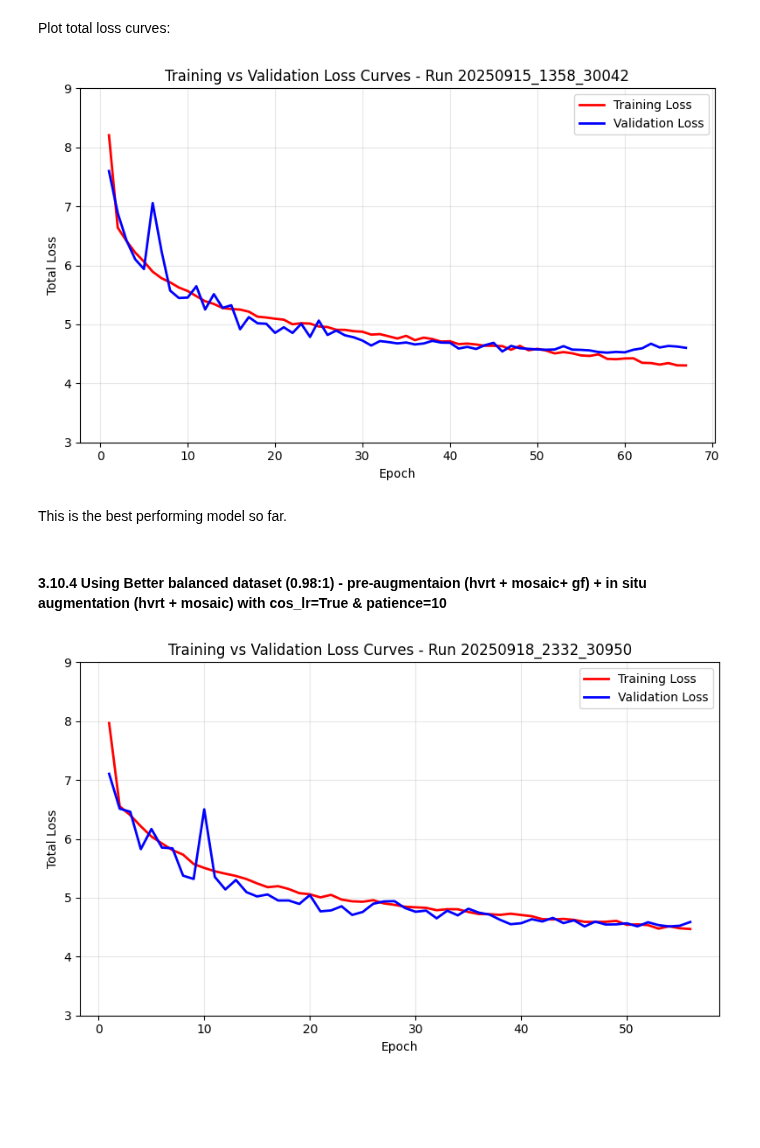
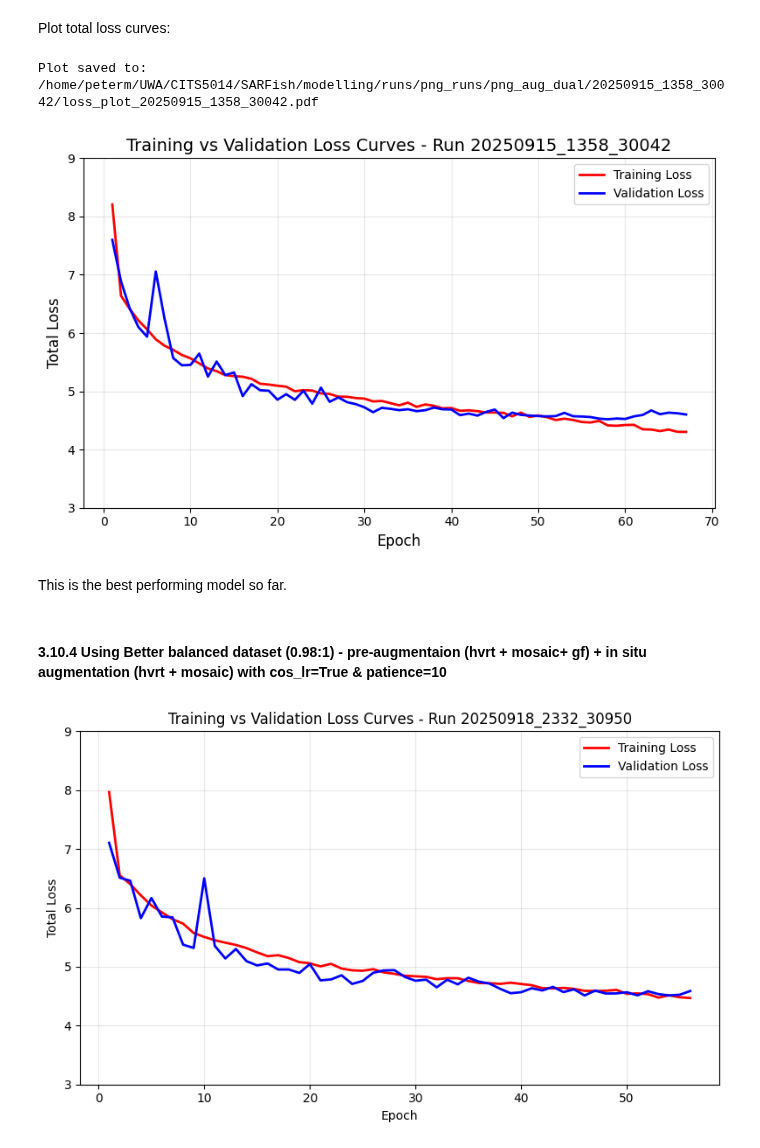
Before and after one commit to pmillitz/SARship-detect, a Jupyter notebook: modelling/notebooks/train_png_uint8_alt.ipynb, the cells around one changed output. Saved outputs shown, nothing was run; the diff lists cells and outputs as text; code cells hidden in the pictures; blank space fills up the shorter version.

```diff
--- a/modelling/notebooks/train_png_uint8_alt.ipynb
+++ b/modelling/notebooks/train_png_uint8_alt.ipynb
@@ -1434,13 +1435,14 @@ Plot total loss curves:
 # %%
 results_path = RUNS_DIR / 'png_runs' / 'png_aug_dual' / '20250915_1358_30042' # Run on Kaya2
 # %%
-plot_total_loss(str(results_path / 'results.csv'), ylim=(3, 9))
+plot_total_loss(str(results_path / 'results.csv'), ylim=(3, 9), save_path=str(results_path / 'loss_plot_20250915_1358_30042.pdf'))
 # %% [output]
+Plot saved to: /home/peterm/UWA/CITS5014/SARFish/modelling/runs/png_runs/png_aug_dual/20250915_1358_30042/loss_plot_20250915_1358_30042.pdf
-[figure, old version]
+[figure, new version]
 # %% [markdown]
 This is the best performing model so far.
 # %% [markdown]
-#### 3.10.4 Using Better balanced dataset (0.98:1) - pre-augmentaion (hvrt + mosaic+ gf) + in situ augmentation (hvrt + mosaic) with cos_lr=True & patience=10
+#### 3.10.4 Using Better balanced dataset (0.98:1) - pre-augmentaion (hvrt + mosaic+ **gf**) + in situ augmentation (hvrt + mosaic) with cos_lr=True & patience=10
 # %%
 results_path = RUNS_DIR / 'png_runs' / 'png_aug_dual' / '20250918_2332_30950' # Run on Kaya2
 # %%
```
Also changed, not shown: parts of 11 cells of this notebook, 2 other files.
